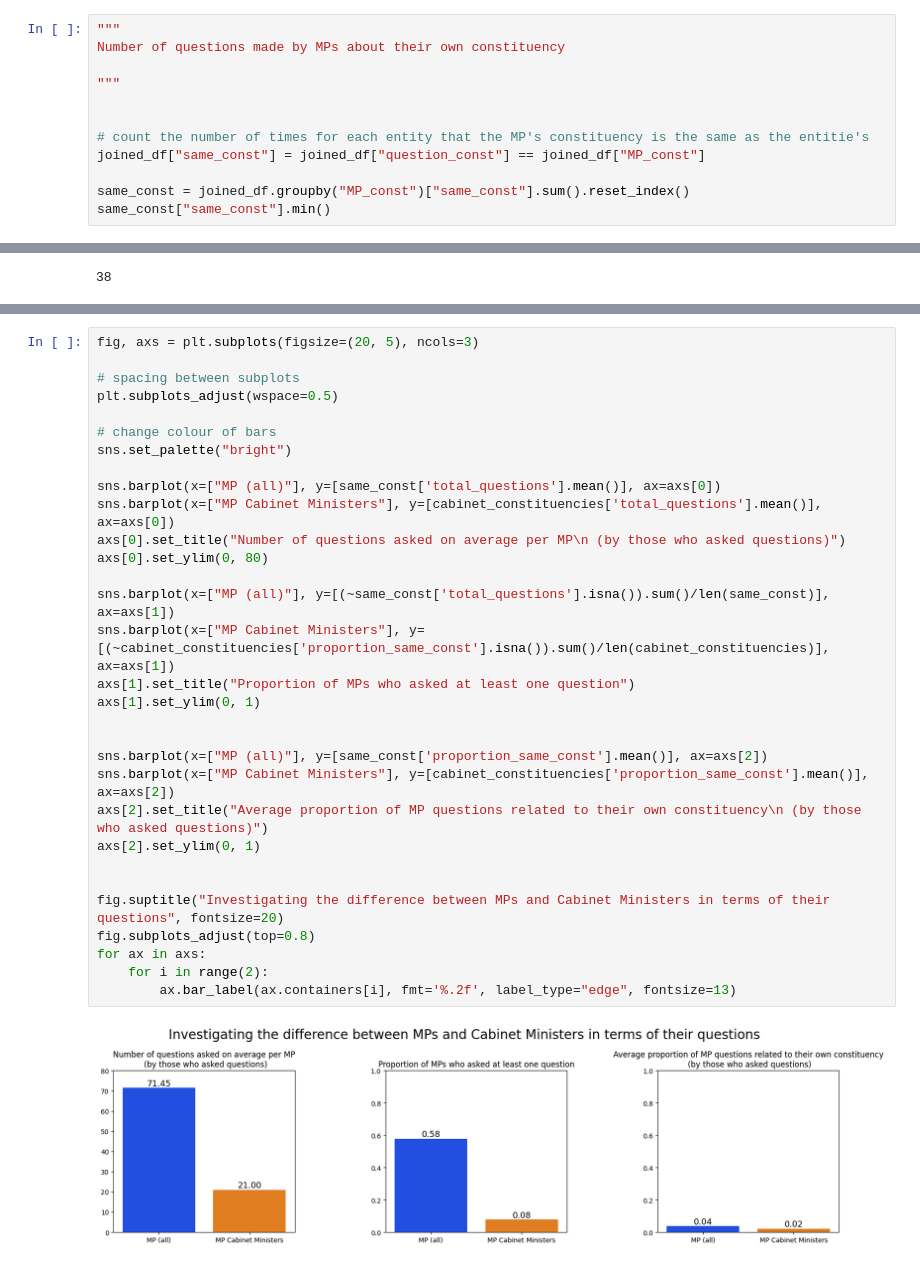
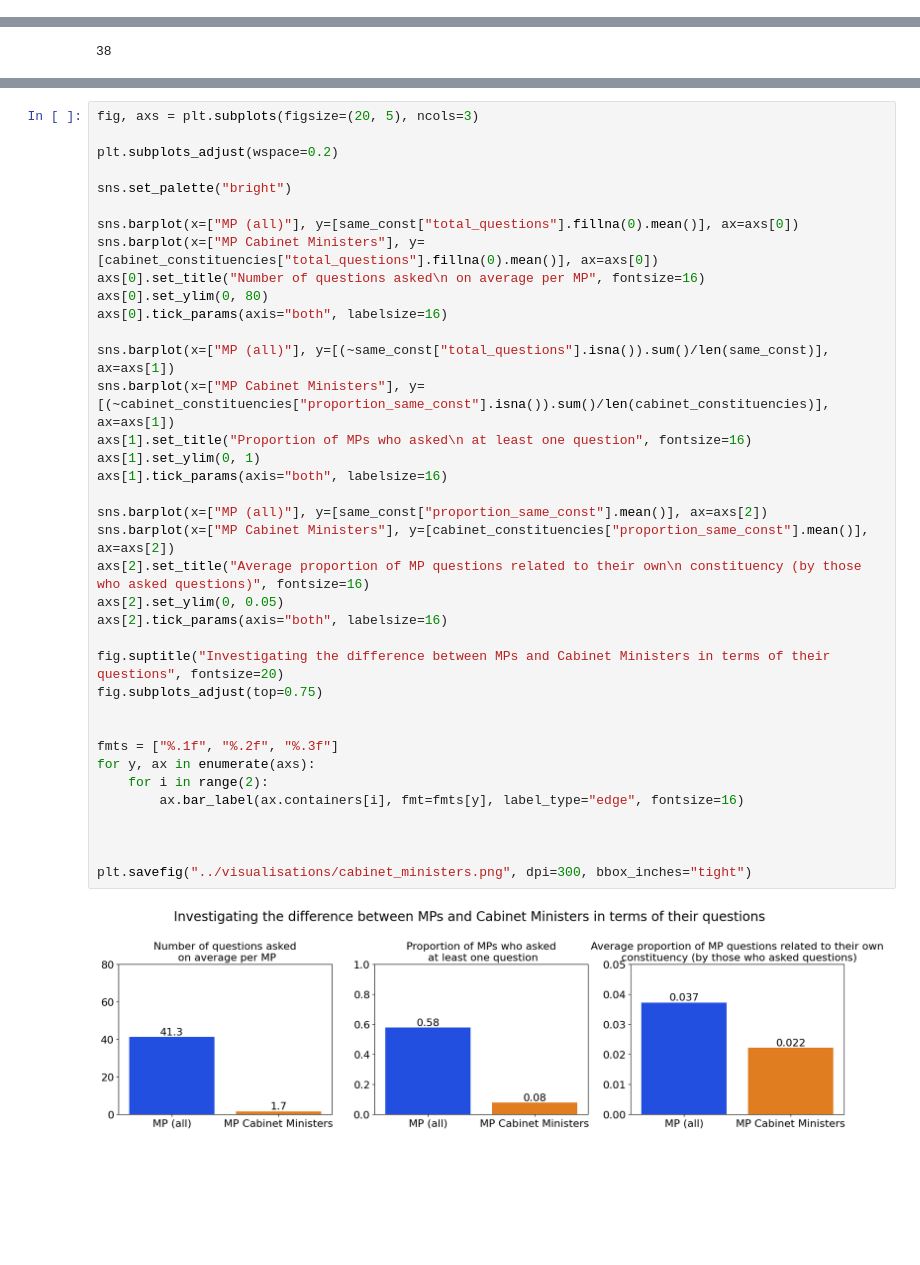
Before and after one commit to zapper-95/MP-Written-Question-Analysis, a Jupyter notebook: notebooks/4. const_visualisations.ipynb, the cells around one changed output, grey strips where cells are left out. Cells and saved outputs as stored; diff of their text form; blank space fills up the shorter version.

```diff
--- a/notebooks/4. const_visualisations.ipynb
+++ b/notebooks/4. const_visualisations.ipynb
@@ -193,12 +87,0 @@ ax.set_axis_off()
-# %%
-"""
-Number of questions made by MPs about their own constituency
-
-"""
-
-
-# count the number of times for each entity that the MP's constituency is the same as the entitie's
-joined_df["same_const"] = joined_df["question_const"] == joined_df["MP_const"]
-
-same_const = joined_df.groupby("MP_const")["same_const"].sum().reset_index()
-same_const["same_const"].min()
@@ -573,33 +455,39 @@ Cabinet ministers: 0.07894736842105263
 # %%
 fig, axs = plt.subplots(figsize=(20, 5), ncols=3)
 
-# spacing between subplots
-plt.subplots_adjust(wspace=0.5)
+plt.subplots_adjust(wspace=0.2)
 
-# change colour of bars
 sns.set_palette("bright")
 
-sns.barplot(x=["MP (all)"], y=[same_const['total_questions'].mean()], ax=axs[0])
-sns.barplot(x=["MP Cabinet Ministers"], y=[cabinet_constituencies['total_questions'].mean()], ax=axs[0])
-axs[0].set_title("Number of questions asked on average per MP\n (by those who asked questions)")
+sns.barplot(x=["MP (all)"], y=[same_const["total_questions"].fillna(0).mean()], ax=axs[0])
+sns.barplot(x=["MP Cabinet Ministers"], y=[cabinet_constituencies["total_questions"].fillna(0).mean()], ax=axs[0])
+axs[0].set_title("Number of questions asked\n on average per MP", fontsize=16)
 axs[0].set_ylim(0, 80)
+axs[0].tick_params(axis="both", labelsize=16)
 
-sns.barplot(x=["MP (all)"], y=[(~same_const['total_questions'].isna()).sum()/len(same_const)], ax=axs[1])
-sns.barplot(x=["MP Cabinet Ministers"], y=[(~cabinet_constituencies['proportion_same_const'].isna()).sum()/len(cabinet_constituencies)], ax=axs[1])
-axs[1].set_title("Proportion of MPs who asked at least one question")
+sns.barplot(x=["MP (all)"], y=[(~same_const["total_questions"].isna()).sum()/len(same_const)], ax=axs[1])
+sns.barplot(x=["MP Cabinet Ministers"], y=[(~cabinet_constituencies["proportion_same_const"].isna()).sum()/len(cabinet_constituencies)], ax=axs[1])
+axs[1].set_title("Proportion of MPs who asked\n at least one question", fontsize=16)
 axs[1].set_ylim(0, 1)
+axs[1].tick_params(axis="both", labelsize=16)
+
+sns.barplot(x=["MP (all)"], y=[same_const["proportion_same_const"].mean()], ax=axs[2])
+sns.barplot(x=["MP Cabinet Ministers"], y=[cabinet_constituencies["proportion_same_const"].mean()], ax=axs[2])
+axs[2].set_title("Average proportion of MP questions related to their own\n constituency (by those who asked questions)", fontsize=16)
+axs[2].set_ylim(0, 0.05)
+axs[2].tick_params(axis="both", labelsize=16)
+
+fig.suptitle("Investigating the difference between MPs and Cabinet Ministers in terms of their questions", fontsize=20)
+fig.subplots_adjust(top=0.75)
 
 
-sns.barplot(x=["MP (all)"], y=[same_const['proportion_same_const'].mean()], ax=axs[2])
-sns.barplot(x=["MP Cabinet Ministers"], y=[cabinet_constituencies['proportion_same_const'].mean()], ax=axs[2])
-axs[2].set_title("Average proportion of MP questions related to their own constituency\n (by those who asked questions)")
-axs[2].set_ylim(0, 1)
+fmts = ["%.1f", "%.2f", "%.3f"]
+for y, ax in enumerate(axs):
+    for i in range(2):
+        ax.bar_label(ax.containers[i], fmt=fmts[y], label_type="edge", fontsize=16)
 
 
-fig.suptitle("Investigating the difference between MPs and Cabinet Ministers in terms of their questions", fontsize=20)
-fig.subplots_adjust(top=0.8)
-for ax in axs:
-    for i in range(2):
-        ax.bar_label(ax.containers[i], fmt='%.2f', label_type="edge", fontsize=13)
+
+plt.savefig("../visualisations/cabinet_ministers.png", dpi=300, bbox_inches="tight")
 # %% [output]
-[figure, old version]
+[figure, new version]
```
Also changed, not shown: parts of 33 cells of this notebook, 3 other files.
